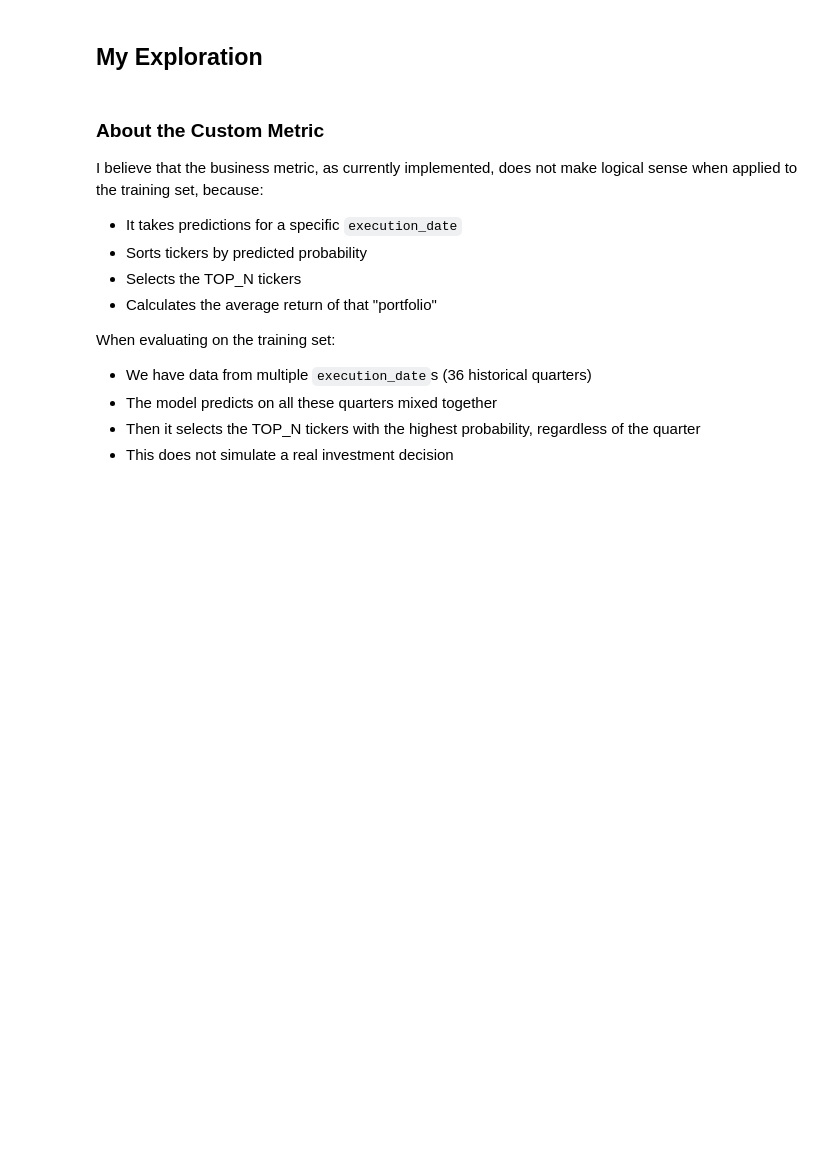
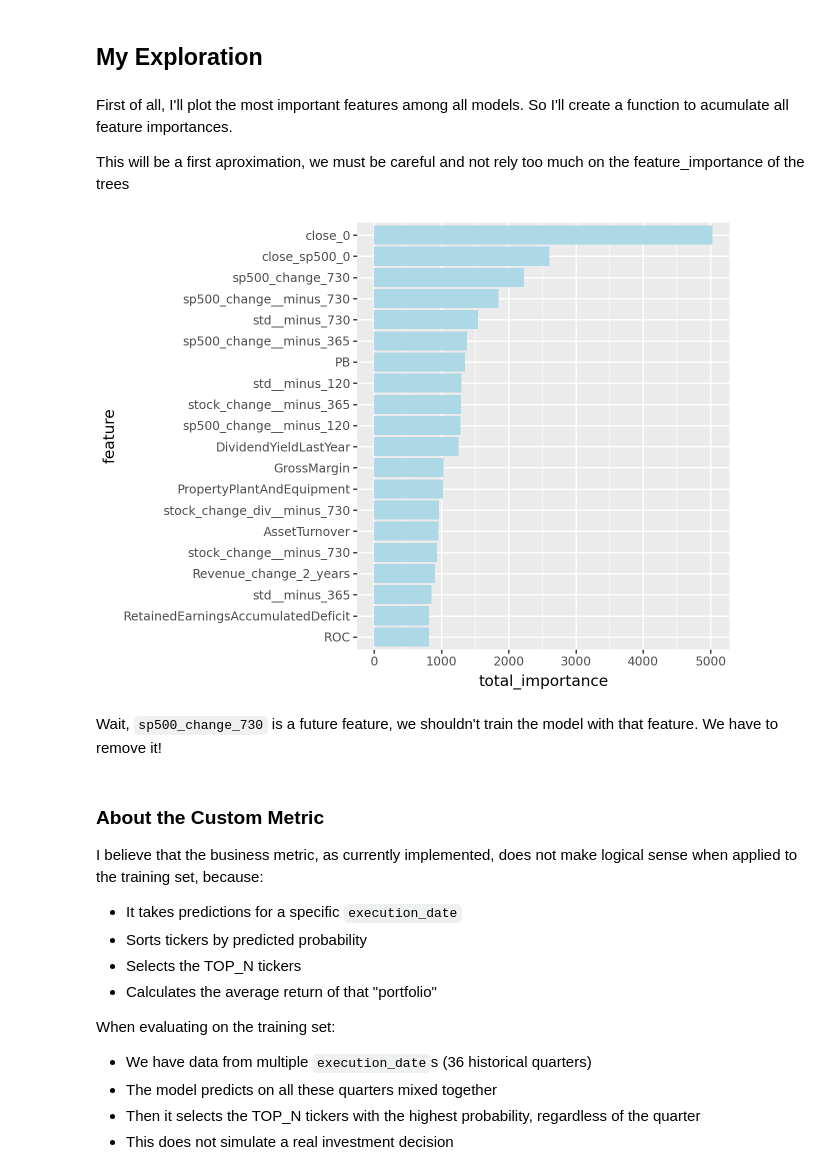
Before and after one commit to Riemann-def/zrive-ds, a Jupyter notebook: src/module_5/module5.ipynb, the cells around one changed output. Cells and saved outputs as stored; diff of their text form; code cells hidden in the pictures; blank space fills up the shorter version.

```diff
--- a/src/module_5/module5.ipynb
+++ b/src/module_5/module5.ipynb
@@ -331,3 +335,33 @@ def draw_feature_importance(model,top = 15):
 ---
 # %% [markdown]
 ## My Exploration
+# %% [markdown]
+First of all, I'll plot the most important features among all models. So I'll create a function to acumulate all feature importances.
+
+This will be a first aproximation, we must be careful and not rely too much on  the feature_importance of the trees
+# %%
+def get_top_n_features_across_models(n: int = 15, models=all_models) -> list:
+    feature_importance_total = {}
+    for model in models.values():
+        fi = model.feature_importance()
+        fn = model.feature_name()
+        for i in range(len(fn)):
+            feature_importance_total[fn[i]] = feature_importance_total.get(fn[i], 0) + fi[i]
+    if not feature_importance_total:
+        print("No feature importances found. Are the models trained?")
+        return []
+    fi_df = pd.DataFrame([
+        {"feature": k, "total_importance": v}
+        for k, v in feature_importance_total.items()
+    ])
+    fi_df = fi_df.sort_values("total_importance", ascending=False).head(n)
+    return fi_df.sort_values("total_importance", ascending=True)
+
+# Plot the top n features across all models
+fi_df = get_top_n_features_across_models(20, all_models)
+plot = ggplot(fi_df, aes(x="feature", y="total_importance")) + geom_col(fill="lightblue") + coord_flip() + scale_x_discrete(limits=fi_df["feature"])
+plot.show()
+# %% [output]
+[figure, added]
+# %% [markdown]
+Wait, `sp500_change_730` is a future feature, we shouldn't train the model with that feature. We have to remove it!
```
Also changed, not shown: parts of 78 cells of this notebook, 1 other file.
